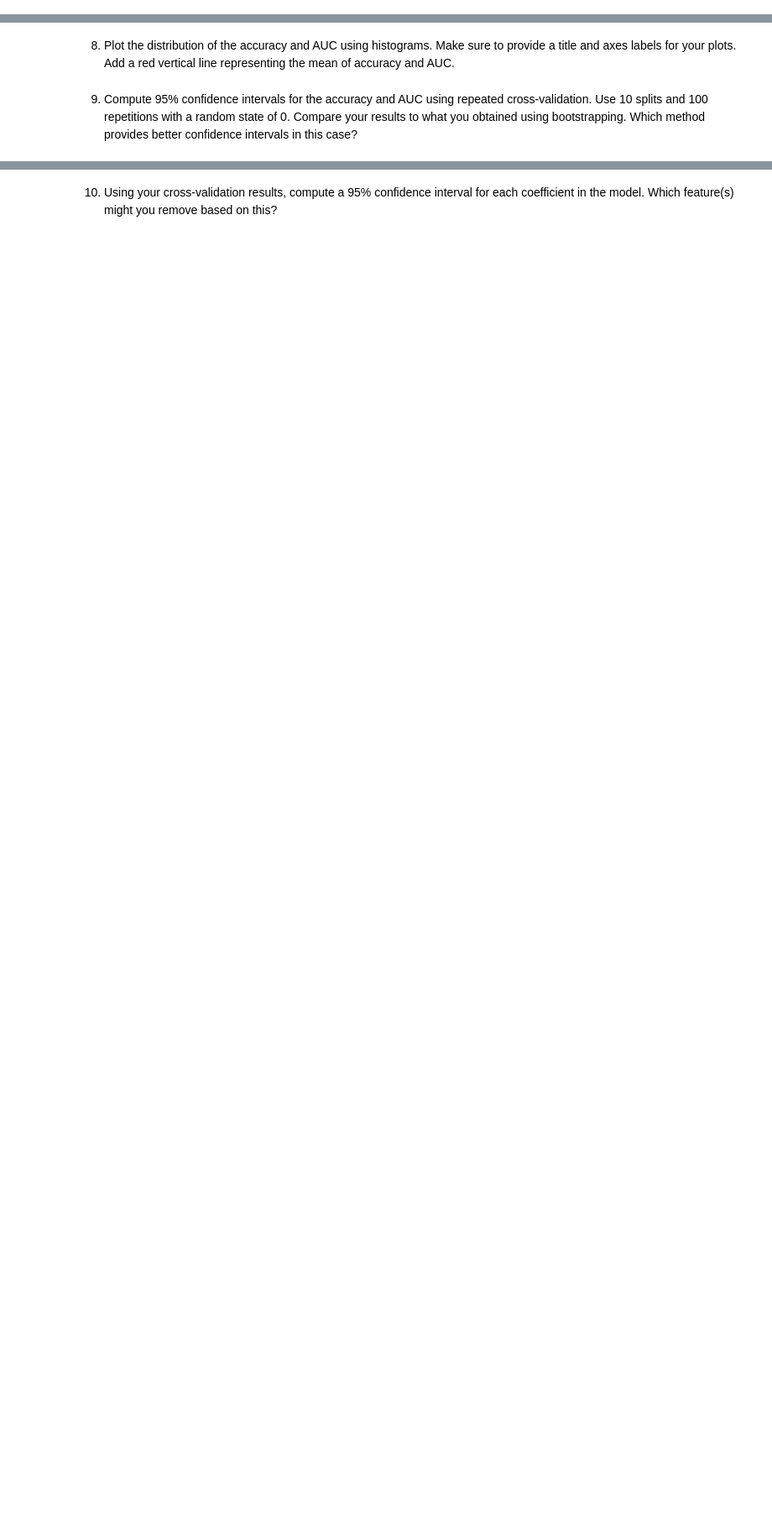
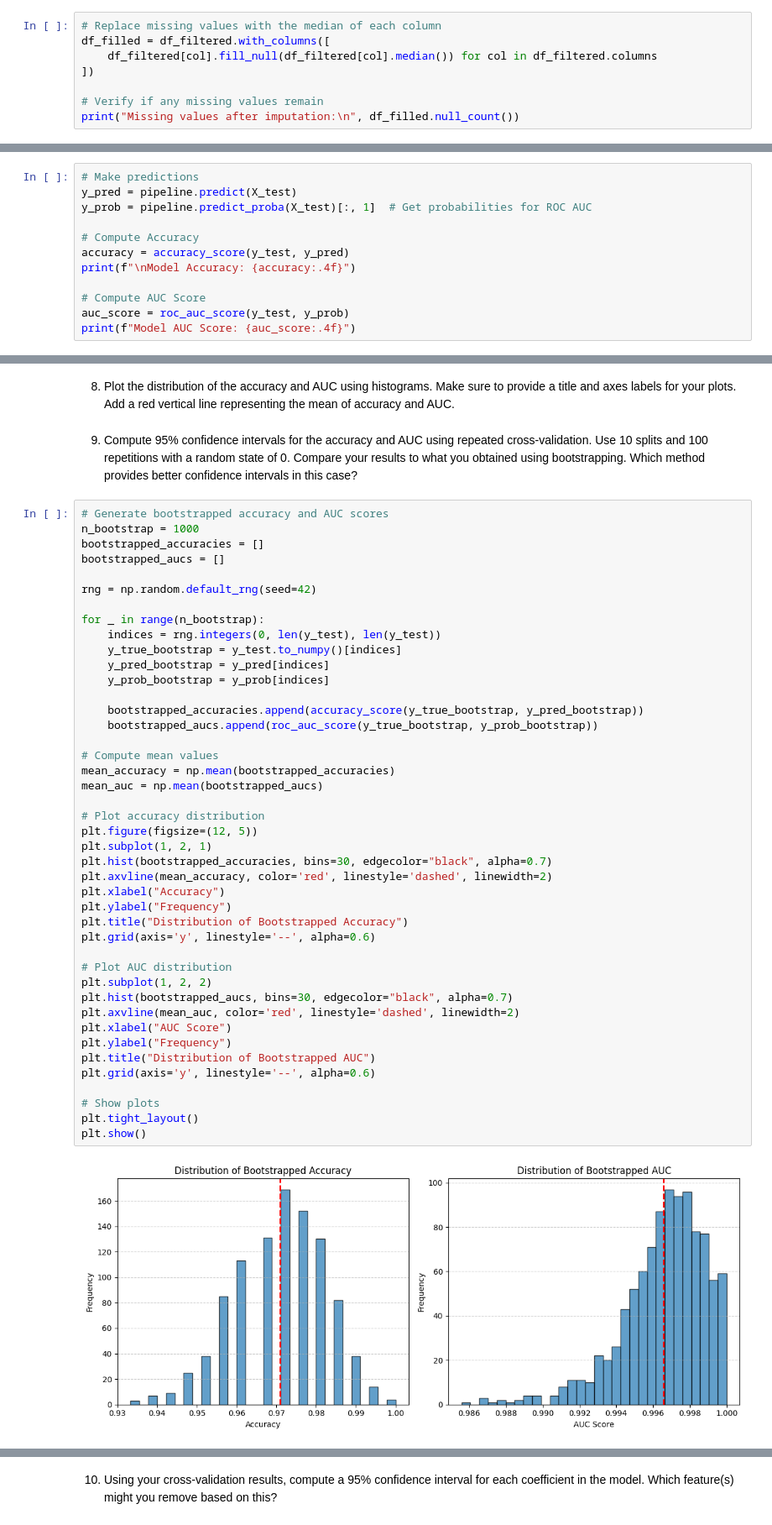
Before and after one commit to emilyberlinghoff/DS3000, a Jupyter notebook: Homework 4/251287809_H04.ipynb, the cells around one changed output, grey strips where cells are left out. Shown at 84% size. Cells and saved outputs as stored; diff of their text form; blank space fills up the shorter version.

```diff
--- a/Homework 4/251287809_H04.ipynb
+++ b/Homework 4/251287809_H04.ipynb
@@ -70,2 +156,10 @@ import seaborn as sns
 # %% [markdown]
 3. Replace the missing values in the dataset using the median of the corresponding predictor.
+# %%
+# Replace missing values with the median of each column
+df_filled = df_filtered.with_columns([
+    df_filtered[col].fill_null(df_filtered[col].median()) for col in df_filtered.columns
+])
+
+# Verify if any missing values remain
+print("Missing values after imputation:\n", df_filled.null_count())
@@ -76,2 +219,14 @@ import seaborn as sns
 # %% [markdown]
 6. Compute the accuracy and AUC of your model on the test set.
+# %%
+# Make predictions
+y_pred = pipeline.predict(X_test)
+y_prob = pipeline.predict_proba(X_test)[:, 1]  # Get probabilities for ROC AUC
+
+# Compute Accuracy
+accuracy = accuracy_score(y_test, y_pred)
+print(f"\nModel Accuracy: {accuracy:.4f}")
+
+# Compute AUC Score
+auc_score = roc_auc_score(y_test, y_prob)
+print(f"Model AUC Score: {auc_score:.4f}")
@@ -81,3 +282,48 @@ import seaborn as sns
 8. Plot the distribution of the accuracy and AUC using histograms. Make sure to provide a title and axes labels for your plots. Add a red vertical line representing the mean of accuracy and AUC.
 # %% [markdown]
 9. Compute 95% confidence intervals for the accuracy and AUC using repeated cross-validation. Use 10 splits and 100 repetitions with a random state of 0. Compare your results to what you obtained using bootstrapping. Which method provides better confidence intervals in this case?
+# %%
+# Generate bootstrapped accuracy and AUC scores
+n_bootstrap = 1000
+bootstrapped_accuracies = []
+bootstrapped_aucs = []
+
+rng = np.random.default_rng(seed=42)
+
+for _ in range(n_bootstrap):
+    indices = rng.integers(0, len(y_test), len(y_test))
+    y_true_bootstrap = y_test.to_numpy()[indices]
+    y_pred_bootstrap = y_pred[indices]
+    y_prob_bootstrap = y_prob[indices]
+
+    bootstrapped_accuracies.append(accuracy_score(y_true_bootstrap, y_pred_bootstrap))
+    bootstrapped_aucs.append(roc_auc_score(y_true_bootstrap, y_prob_bootstrap))
+
+# Compute mean values
+mean_accuracy = np.mean(bootstrapped_accuracies)
+mean_auc = np.mean(bootstrapped_aucs)
+
+# Plot accuracy distribution
+plt.figure(figsize=(12, 5))
+plt.subplot(1, 2, 1)
+plt.hist(bootstrapped_accuracies, bins=30, edgecolor="black", alpha=0.7)
+plt.axvline(mean_accuracy, color='red', linestyle='dashed', linewidth=2)
+plt.xlabel("Accuracy")
+plt.ylabel("Frequency")
+plt.title("Distribution of Bootstrapped Accuracy")
+plt.grid(axis='y', linestyle='--', alpha=0.6)
+
+# Plot AUC distribution
+plt.subplot(1, 2, 2)
+plt.hist(bootstrapped_aucs, bins=30, edgecolor="black", alpha=0.7)
+plt.axvline(mean_auc, color='red', linestyle='dashed', linewidth=2)
+plt.xlabel("AUC Score")
+plt.ylabel("Frequency")
+plt.title("Distribution of Bootstrapped AUC")
+plt.grid(axis='y', linestyle='--', alpha=0.6)
+
+# Show plots
+plt.tight_layout()
+plt.show()
+# %% [output]
+[figure, added]
```
Also changed, not shown: parts of 14 cells of this notebook.
